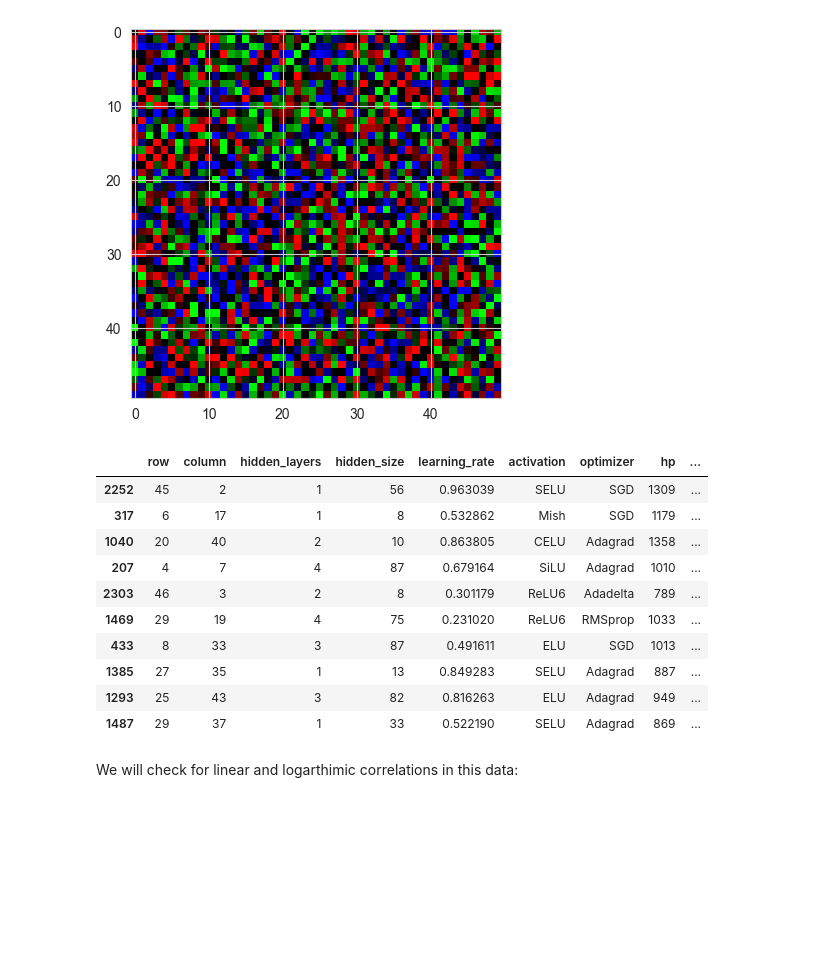
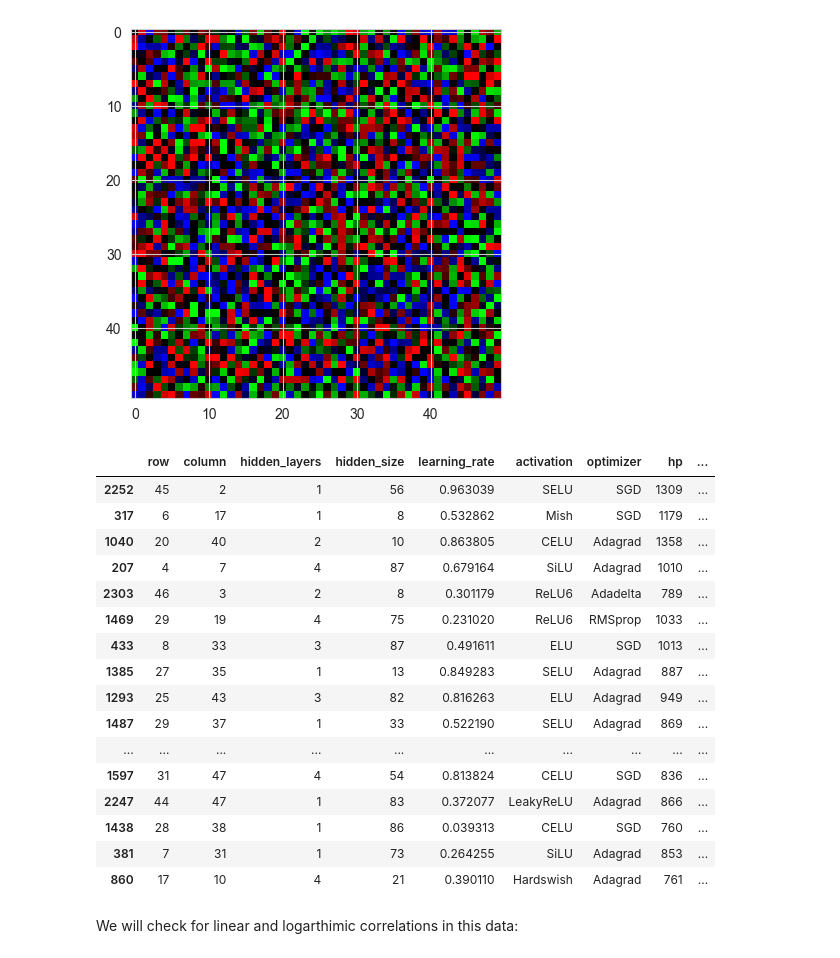
Before and after one commit to Petroleum-Blownapart/nn_game_of_life, a Jupyter notebook: grand_tournament.ipynb, the cells around one changed output. Saved outputs shown, nothing was run; the diff lists cells and outputs as text; code cells hidden in the pictures; blank space fills up the shorter version.

```diff
--- a/grand_tournament.ipynb
+++ b/grand_tournament.ipynb
@@ -476,19 +476,25 @@ first_board.show_img()
 # %%
 tourney_turn101 = get_data(first_board)
 tourney_turn101.sort_values('accuracy', ascending=False, inplace=True)
-tourney_turn101.head(10)
+tourney_turn101.head(20)
 # %% [output]
 |  | row | column | hidden_layers | hidden_size | learning_rate | activation | optimizer | hp | ... |
 | 2252 | 45 | 2 | 1 | 56 | 0.963039 | SELU | SGD | 1309 | ... |
 | 317 | 6 | 17 | 1 | 8 | 0.532862 | Mish | SGD | 1179 | ... |
 | 1040 | 20 | 40 | 2 | 10 | 0.863805 | CELU | Adagrad | 1358 | ... |
 | 207 | 4 | 7 | 4 | 87 | 0.679164 | SiLU | Adagrad | 1010 | ... |
 | 2303 | 46 | 3 | 2 | 8 | 0.301179 | ReLU6 | Adadelta | 789 | ... |
 | 1469 | 29 | 19 | 4 | 75 | 0.231020 | ReLU6 | RMSprop | 1033 | ... |
 | 433 | 8 | 33 | 3 | 87 | 0.491611 | ELU | SGD | 1013 | ... |
 | 1385 | 27 | 35 | 1 | 13 | 0.849283 | SELU | Adagrad | 887 | ... |
 | 1293 | 25 | 43 | 3 | 82 | 0.816263 | ELU | Adagrad | 949 | ... |
 | 1487 | 29 | 37 | 1 | 33 | 0.522190 | SELU | Adagrad | 869 | ... |
+| ... | ... | ... | ... | ... | ... | ... | ... | ... | ... |
+| 1597 | 31 | 47 | 4 | 54 | 0.813824 | CELU | SGD | 836 | ... |
+| 2247 | 44 | 47 | 1 | 83 | 0.372077 | LeakyReLU | Adagrad | 866 | ... |
+| 1438 | 28 | 38 | 1 | 86 | 0.039313 | CELU | SGD | 760 | ... |
+| 381 | 7 | 31 | 1 | 73 | 0.264255 | SiLU | Adagrad | 853 | ... |
+| 860 | 17 | 10 | 4 | 21 | 0.390110 | Hardswish | Adagrad | 761 | ... |
 # %% [markdown]
 We will check for linear and logarthimic correlations in this data:
 # %%
```
Also changed, not shown: 3 other files.
